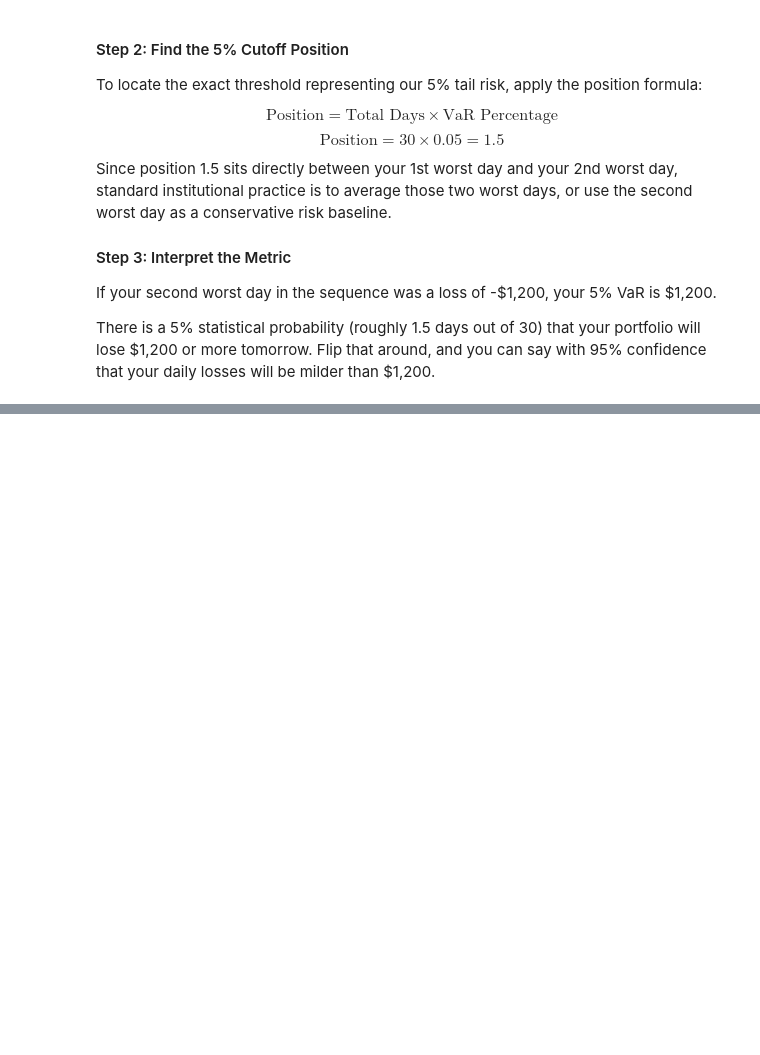
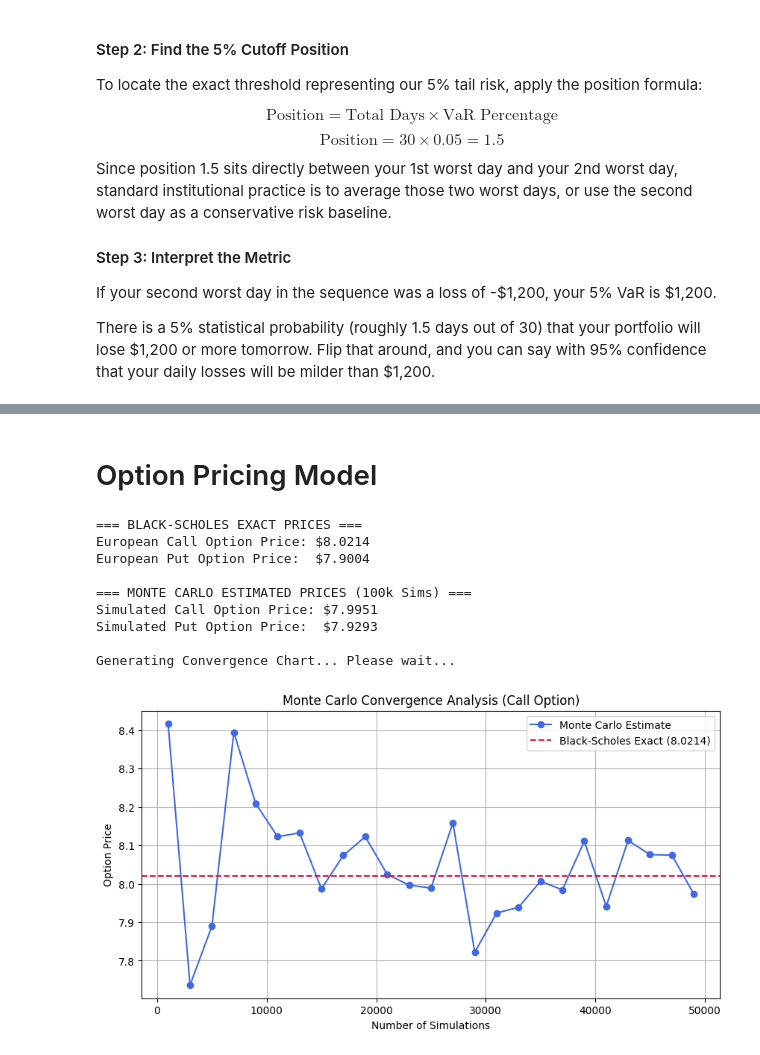
Before and after one commit to camnguyen168/Credit-Risk-Model_Scorecard, a Jupyter notebook: Assetpricing_VAR.ipynb, the cells around one changed output, grey strips where cells are left out. Drawn from its saved outputs; the diff is of its cells as text; code cells hidden in the pictures; blank space fills up the shorter version.

```diff
--- a/Assetpricing_VAR.ipynb
+++ b/Assetpricing_VAR.ipynb
@@ -301,0 +414,2 @@ There is a 5% statistical probability (roughly 1.5 days out of 30) that your por
+# %% [markdown]
+# Option Pricing Model
@@ -301,0 +474,36 @@ There is a 5% statistical probability (roughly 1.5 days out of 30) that your por
+# %%
+# 1. Create an instance of the OptionPricingEngine
+# S=100 (Stock price), K=105 (Strike price), T=1 (1 year to expiry), r=0.05 (5% interest), sigma=0.20 (20% volatility)
+engine = OptionPricingEngine(S=100, K=105, T=1, r=0.05, sigma=0.2)
+
+# 2. Calculate and print the analytical Black-Scholes price
+bs_call_price = engine.black_scholes(option_type="call")
+bs_put_price = engine.black_scholes(option_type="put")
+
+print("=== BLACK-SCHOLES EXACT PRICES ===")
+print(f"European Call Option Price: ${bs_call_price:.4f}")
+print(f"European Put Option Price:  ${bs_put_price:.4f}\n")
+
+# 3. Calculate and print the statistical Monte Carlo simulation price
+# (Using 100,000 simulated random asset paths)
+mc_call_price = engine.monte_carlo(option_type="call", n_sims=100000)
+mc_put_price = engine.monte_carlo(option_type="put", n_sims=100000)
+
+print("=== MONTE CARLO ESTIMATED PRICES (100k Sims) ===")
+print(f"Simulated Call Option Price: ${mc_call_price:.4f}")
+print(f"Simulated Put Option Price:  ${mc_put_price:.4f}\n")
+
+# 4. Generate the convergence chart to see how Monte Carlo approaches Black-Scholes
+print("Generating Convergence Chart... Please wait...")
+engine.plot_convergence(option_type="call", max_sims=50000, step=2000)
+# %% [output]
+=== BLACK-SCHOLES EXACT PRICES ===
+European Call Option Price: $8.0214
+European Put Option Price:  $7.9004
+
+=== MONTE CARLO ESTIMATED PRICES (100k Sims) ===
+Simulated Call Option Price: $7.9951
+Simulated Put Option Price:  $7.9293
+
+Generating Convergence Chart... Please wait...
+[figure, added]
```
Also changed, not shown: parts of 9 cells of this notebook.
